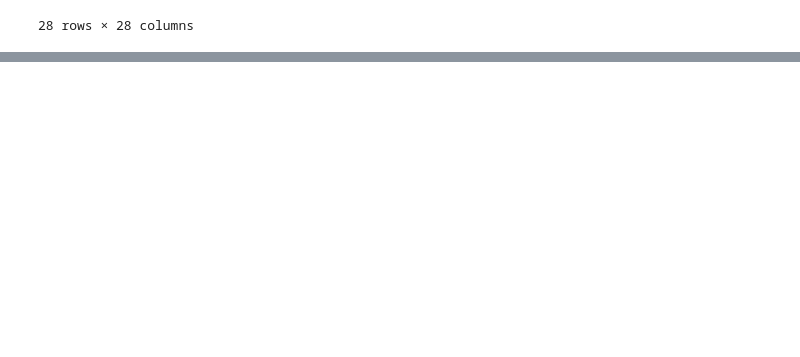
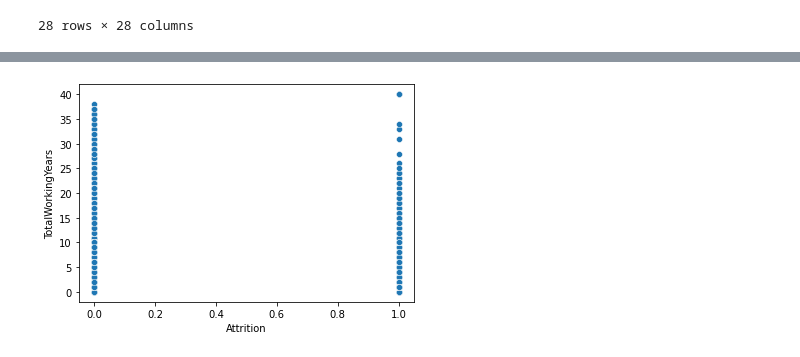
Before and after one commit to veratinous/Stutern_DSCI, a Jupyter notebook: IBM_PROJECT/IBM_EDA.ipynb, the cells around one changed output, grey strips where cells are left out. Cells and saved outputs as stored; diff of their text form; code cells hidden in the pictures; blank space fills up the shorter version.

```diff
--- a/IBM_PROJECT/IBM_EDA.ipynb
+++ b/IBM_PROJECT/IBM_EDA.ipynb
@@ -219,0 +204,8 @@ Name: Age, dtype: float64
+# %%
+sns.scatterplot(x='Attrition', y='TotalWorkingYears', data=df)
+plt.show()
+'''
+YearsInCurrentRole and YearsWithCurrManager are closely related with TotalWorkingYears analysis already done
+'''
+# %% [output]
+[figure, added]
```
Also changed, not shown: parts of 32 cells of this notebook.
